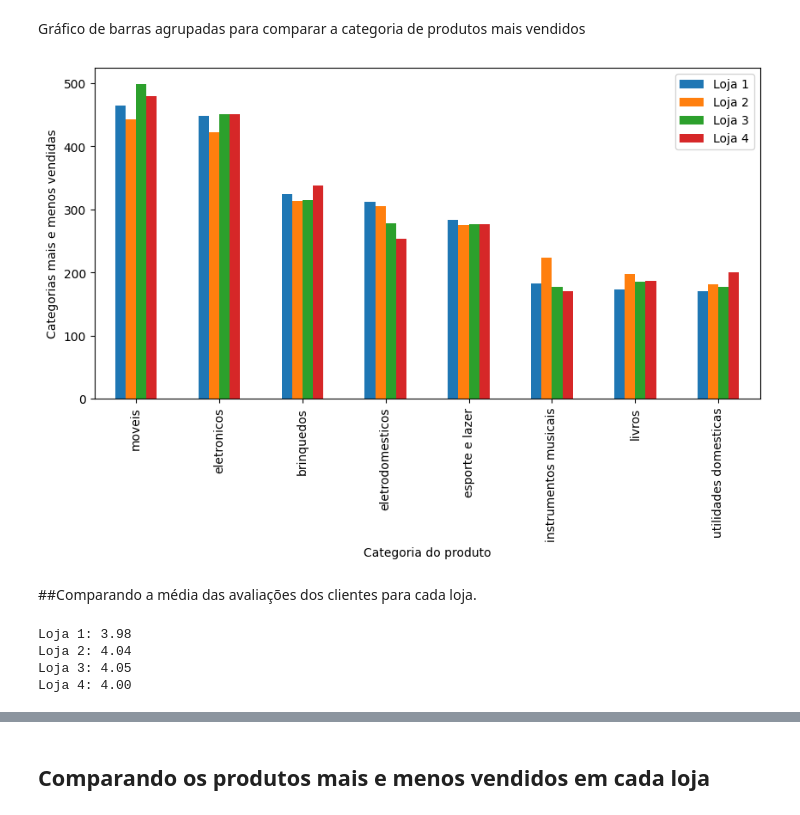
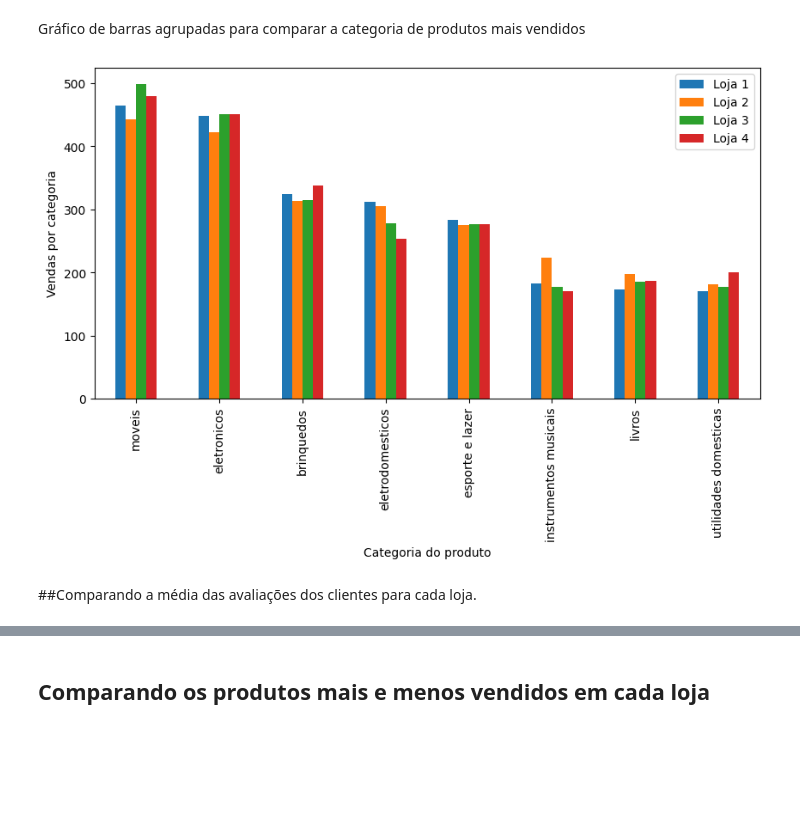
Before and after one commit to walleceoli/Alura_Store, a Jupyter notebook: Challenge_Alura_Store.ipynb, the cells around one changed output, grey strips where cells are left out. Saved outputs shown, nothing was run; the diff lists cells and outputs as text; code cells hidden in the pictures; blank space fills up the shorter version.

Commit message:
Finaliza a análise, amplia as visualizações e avança no relatório final

```diff
--- a/Challenge_Alura_Store.ipynb
+++ b/Challenge_Alura_Store.ipynb
@@ -717,19 +733,9 @@ Gráfico de barras agrupadas para comparar a categoria de produtos mais vendidos
 # %%
 df_vendas_por_categoria.plot(kind='bar', figsize= (10, 5))
 plt.xlabel('Categoria do produto')
-plt.ylabel('Categorias mais e menos vendidas')
+plt.ylabel('Vendas por categoria')
 plt.show()
 # %% [output]
-[figure, old version]
+[figure, new version]
 # %% [markdown]
 ##Comparando a média das avaliações dos clientes para cada loja.
-# %%
-print(f'Loja 1: {avaliacao_cliente_loja1:.2f}')
-print(f'Loja 2: {avaliacao_cliente_loja2:.2f}')
-print(f'Loja 3: {avaliacao_cliente_loja3:.2f}')
-print(f'Loja 4: {avaliacao_cliente_loja4:.2f}')
-# %% [output]
-Loja 1: 3.98
-Loja 2: 4.04
-Loja 3: 4.05
-Loja 4: 4.00
```
Also changed, not shown: parts of 16 cells of this notebook.
